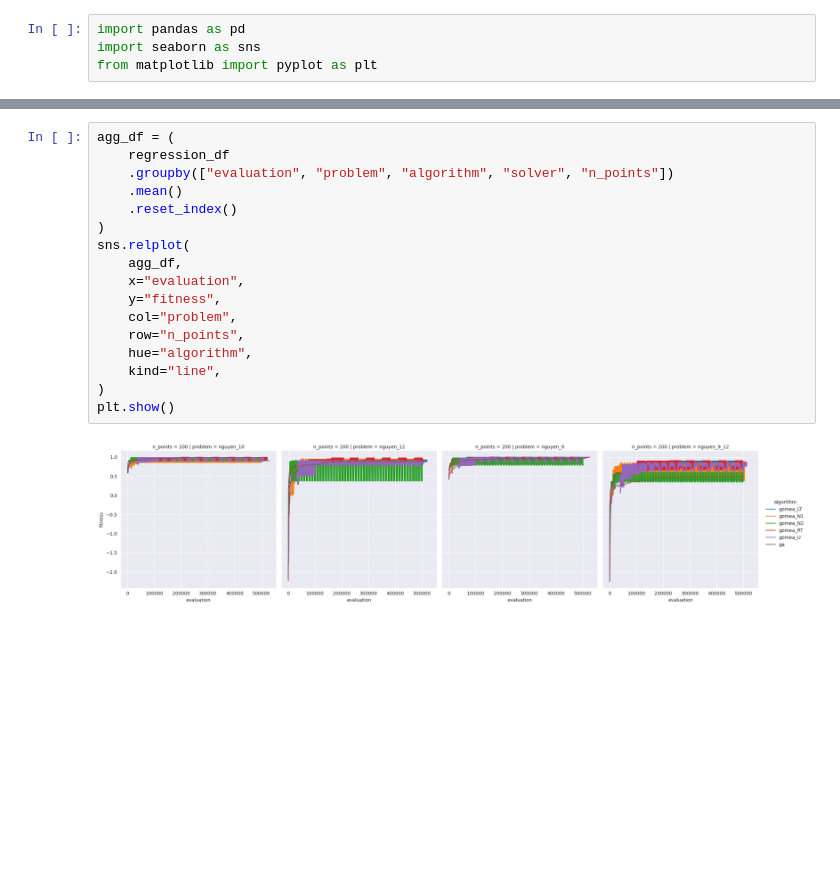
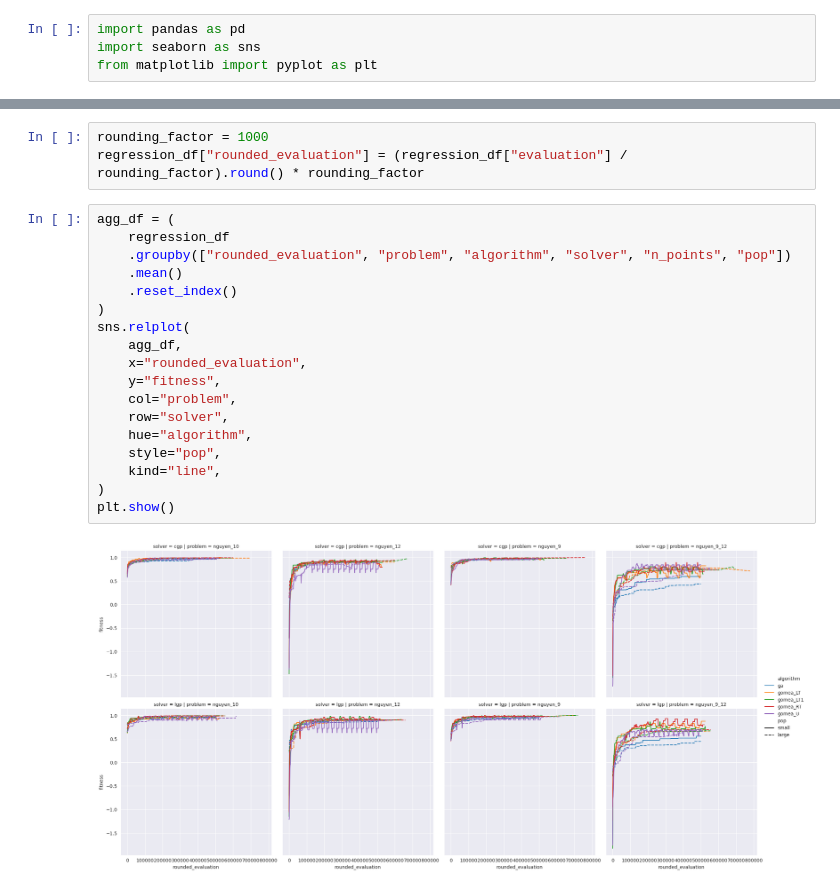
Before and after one commit to giorgia-nadizar/cgpax, a Jupyter notebook: analysis/regression.ipynb, the cells around one changed output, grey strips where cells are left out. Saved outputs shown, nothing was run; the diff lists cells and outputs as text; blank space fills up the shorter version.

Commit message:
regression analysis

```diff
--- a/analysis/regression.ipynb
+++ b/analysis/regression.ipynb
@@ -50,22 +60,26 @@ regression_df.head()
+# %%
+rounding_factor = 1000
+regression_df["rounded_evaluation"] = (regression_df["evaluation"] / rounding_factor).round() * rounding_factor
 # %%
 agg_df = (
     regression_df
-    .groupby(["evaluation", "problem", "algorithm", "solver", "n_points"])
+    .groupby(["rounded_evaluation", "problem", "algorithm", "solver", "n_points", "pop"])
     .mean()
     .reset_index()
 )
 sns.relplot(
     agg_df,
-    x="evaluation",
+    x="rounded_evaluation",
     y="fitness",
     col="problem",
-    row="n_points",
+    row="solver",
     hue="algorithm",
+    style="pop",
     kind="line",
 )
 plt.show()
 # %% [output]
-[figure, old version]
+[figure, new version]
 # %%
 sns.relplot(
     agg_df,
```
Also changed, not shown: parts of 7 cells of this notebook.
